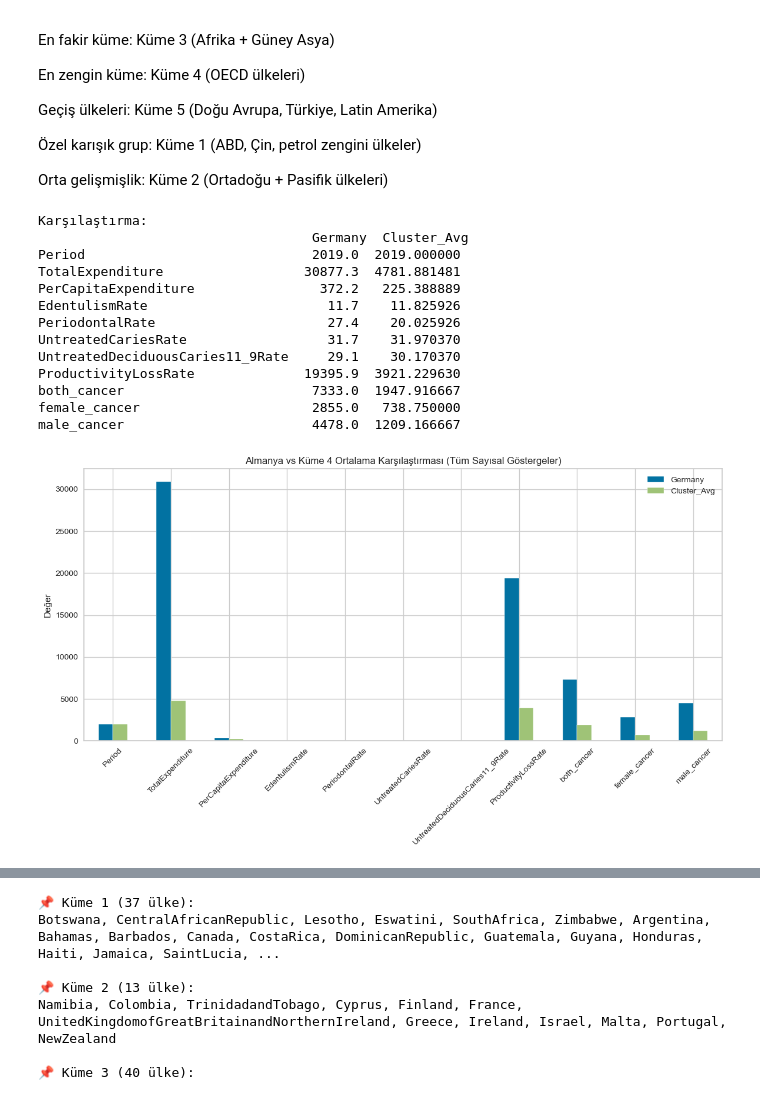
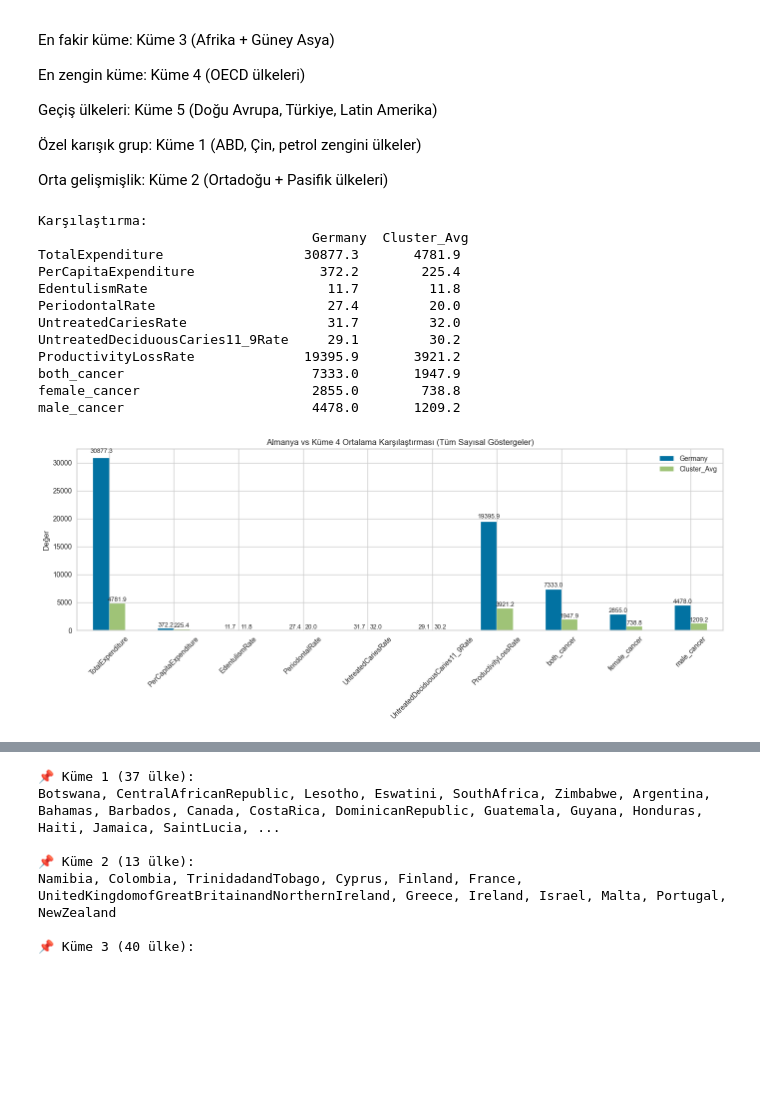
Before and after one commit to GumrahDuyguCulhacik/GlobalDentalStats, a Jupyter notebook: notebooks/mergedlast.ipynb, the cells around one changed output, grey strips where cells are left out. Drawn from its saved outputs; the diff is of its cells as text; code cells hidden in the pictures; blank space fills up the shorter version.

```diff
--- a/notebooks/mergedlast.ipynb
+++ b/notebooks/mergedlast.ipynb
@@ -119,6 +143,9 @@ both_cancer                         float64
 female_cancer                       float64
 male_cancer                         float64
 dtype: object
+# %%
+# 'Period' sütunlarını çıkar
+df = df.drop(columns=['Period'])
 # %%
 df[df["female_cancer"].isna() & df["both_cancer"].notna()]
 # %% [output]
@@ -486,14 +604,28 @@ plt.show()
 top10_cancer = df.nlargest(10, "both_cancer")
 cancer_cols = ["female_cancer", "male_cancer"]
 
-df_melted = top10_cancer.melt(id_vars=["Location"], value_vars=cancer_cols,
-                               var_name="Gender", value_name="Cases")
+df_melted = top10_cancer.melt(
+    id_vars=["Location"], value_vars=cancer_cols,
+    var_name="Gender", value_name="Cases"
+)
 
 plt.figure(figsize=(9,5))
-sns.barplot(x="Location", y="Cases", hue="Gender", data=df_melted, palette="Set1")
+ax = sns.barplot(x="Location", y="Cases", hue="Gender", data=df_melted, palette="Set1")
+
+# Çubukların üzerine değer yazma
+for p in ax.patches:
+    height = p.get_height()
+    ax.text(
+        p.get_x() + p.get_width()/2.,  # barın ortasına hizala
+        height + (0.01 * df_melted["Cases"].max()),  # biraz yukarısına yaz
+        f"{int(height):,}",  # binlik ayraçlı sayı
+        ha="center", va="bottom", fontsize=9
+    )
+
 plt.title("2019 Yılında Kanser Vakaları Cinsiyete Göre - İlk 10 Ülke")
 plt.xlabel("Ülke")
 plt.ylabel("Vaka Sayısı")
 plt.xticks(rotation=30)
+plt.tight_layout()
 plt.show()
 # %% [output]
@@ -848,46 +922,55 @@ Orta gelişmişlik: Küme 2 (Ortadoğu + Pasifik ülkeleri)
 # %%
 # Tüm sayısal sütunlar
 numerical_cols = df.select_dtypes(include="number").columns.tolist()
 numerical_cols.remove("kmeans_cluster_no")  # Küme etiketi karşılaştırmaya dahil olmasın
 
 # Almanya'nın değerleri
 germany_values = df[df["Location"] == "Germany"][numerical_cols]
 
 # Almanya'nın küme numarası
 germany_cluster = df[df["Location"] == "Germany"]["kmeans_cluster_no"].values[0]
 
 # Küme ortalamaları
 cluster_mean = df[df["kmeans_cluster_no"] == germany_cluster][numerical_cols].mean()
 
-# Karşılaştırma tablosu
+# Karşılaştırma tablosu ve yuvarlama
 comparison = pd.DataFrame({
     "Germany": germany_values.values.flatten(),
     "Cluster_Avg": cluster_mean.values
-}, index=numerical_cols)
+}, index=numerical_cols).round(1)
 
 print("\nKarşılaştırma:\n", comparison)
 
 # Görselleştirme - Barplot
-comparison.plot(kind="bar", figsize=(14,6))
+ax = comparison.plot(kind="bar", figsize=(14,6))
+
+# Barların üstüne değerleri yaz
+for p in ax.patches:
+    height = p.get_height()
+    ax.text(x=p.get_x() + p.get_width()/2.,
+            y=height + 0.02*height,
+            s=f'{height:.1f}',
+            ha='center', va='bottom', fontsize=9)
+
 plt.title(f"Almanya vs Küme {germany_cluster} Ortalama Karşılaştırması (Tüm Sayısal Göstergeler)")
 plt.ylabel("Değer")
 plt.xticks(rotation=45)
+plt.tight_layout()
 plt.show()
 # %% [output]
 Karşılaştırma:
                                    Germany  Cluster_Avg
-Period                             2019.0  2019.000000
-TotalExpenditure                  30877.3  4781.881481
-PerCapitaExpenditure                372.2   225.388889
-EdentulismRate                       11.7    11.825926
-PeriodontalRate                      27.4    20.025926
-UntreatedCariesRate                  31.7    31.970370
-UntreatedDeciduousCaries11_9Rate     29.1    30.170370
-ProductivityLossRate              19395.9  3921.229630
-both_cancer                        7333.0  1947.916667
-female_cancer                      2855.0   738.750000
-male_cancer                        4478.0  1209.166667
+TotalExpenditure                  30877.3       4781.9
+PerCapitaExpenditure                372.2        225.4
+EdentulismRate                       11.7         11.8
+PeriodontalRate                      27.4         20.0
+UntreatedCariesRate                  31.7         32.0
+UntreatedDeciduousCaries11_9Rate     29.1         30.2
+ProductivityLossRate              19395.9       3921.2
+both_cancer                        7333.0       1947.9
+female_cancer                      2855.0        738.8
+male_cancer                        4478.0       1209.2
-[figure, old version]
+[figure, new version]
 # %%
 # Sadece sayısal sütunlar
 num_cols = df.select_dtypes(include='number').columns.drop('kmeans_cluster_no')
```
Also changed, not shown: parts of 82 cells of this notebook.
